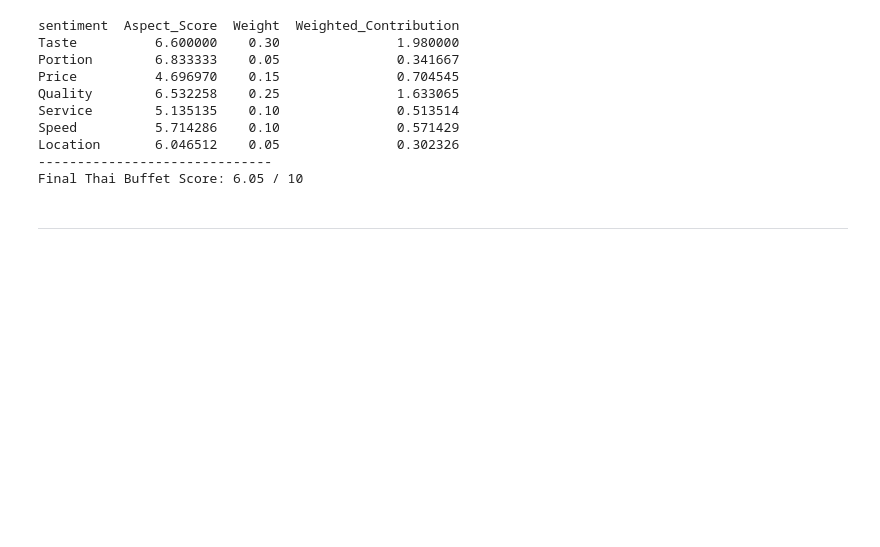
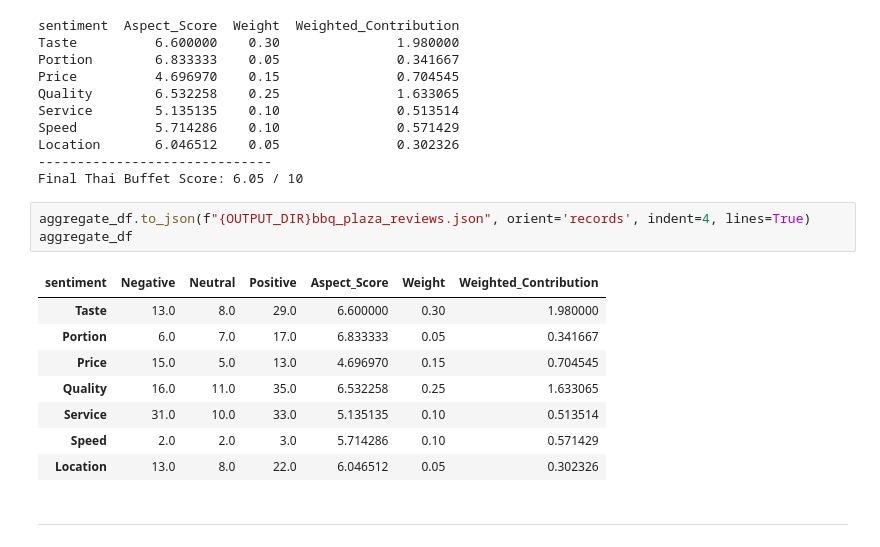
Before and after one commit to Mabelzzz/feedMe-feedback, a Jupyter notebook: food_sentimental_analysis.ipynb, the cells around one changed output. Drawn from its saved outputs; the diff is of its cells as text; blank space fills up the shorter version.

```diff
--- a/food_sentimental_analysis.ipynb
+++ b/food_sentimental_analysis.ipynb
@@ -233,6 +256,18 @@ Speed          5.714286    0.10               0.571429
 Location       6.046512    0.05               0.302326
 ------------------------------
 Final Thai Buffet Score: 6.05 / 10
+# %%
+aggregate_df.to_json(f"{OUTPUT_DIR}bbq_plaza_reviews.json", orient='records', indent=4, lines=True)
+aggregate_df
+# %% [output]
+| sentiment | Negative | Neutral | Positive | Aspect_Score | Weight | Weighted_Contribution |
+| Taste | 13.0 | 8.0 | 29.0 | 6.600000 | 0.30 | 1.980000 |
+| Portion | 6.0 | 7.0 | 17.0 | 6.833333 | 0.05 | 0.341667 |
+| Price | 15.0 | 5.0 | 13.0 | 4.696970 | 0.15 | 0.704545 |
+| Quality | 16.0 | 11.0 | 35.0 | 6.532258 | 0.25 | 1.633065 |
+| Service | 31.0 | 10.0 | 33.0 | 5.135135 | 0.10 | 0.513514 |
+| Speed | 2.0 | 2.0 | 3.0 | 5.714286 | 0.10 | 0.571429 |
+| Location | 13.0 | 8.0 | 22.0 | 6.046512 | 0.05 | 0.302326 |
 # %% [markdown]
 ---
 # %% [markdown]
```
Also changed, not shown: parts of 5 cells of this notebook.
